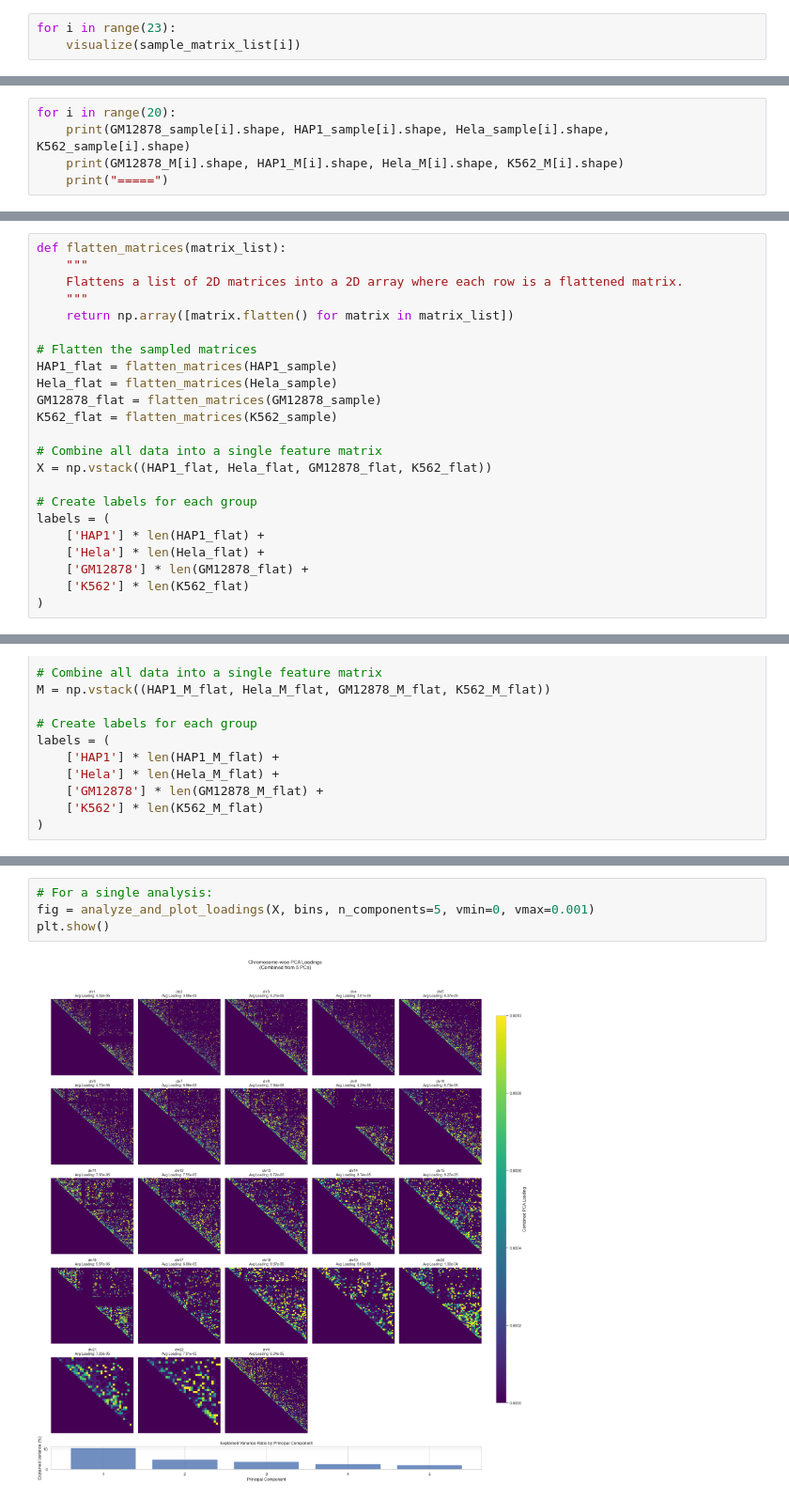
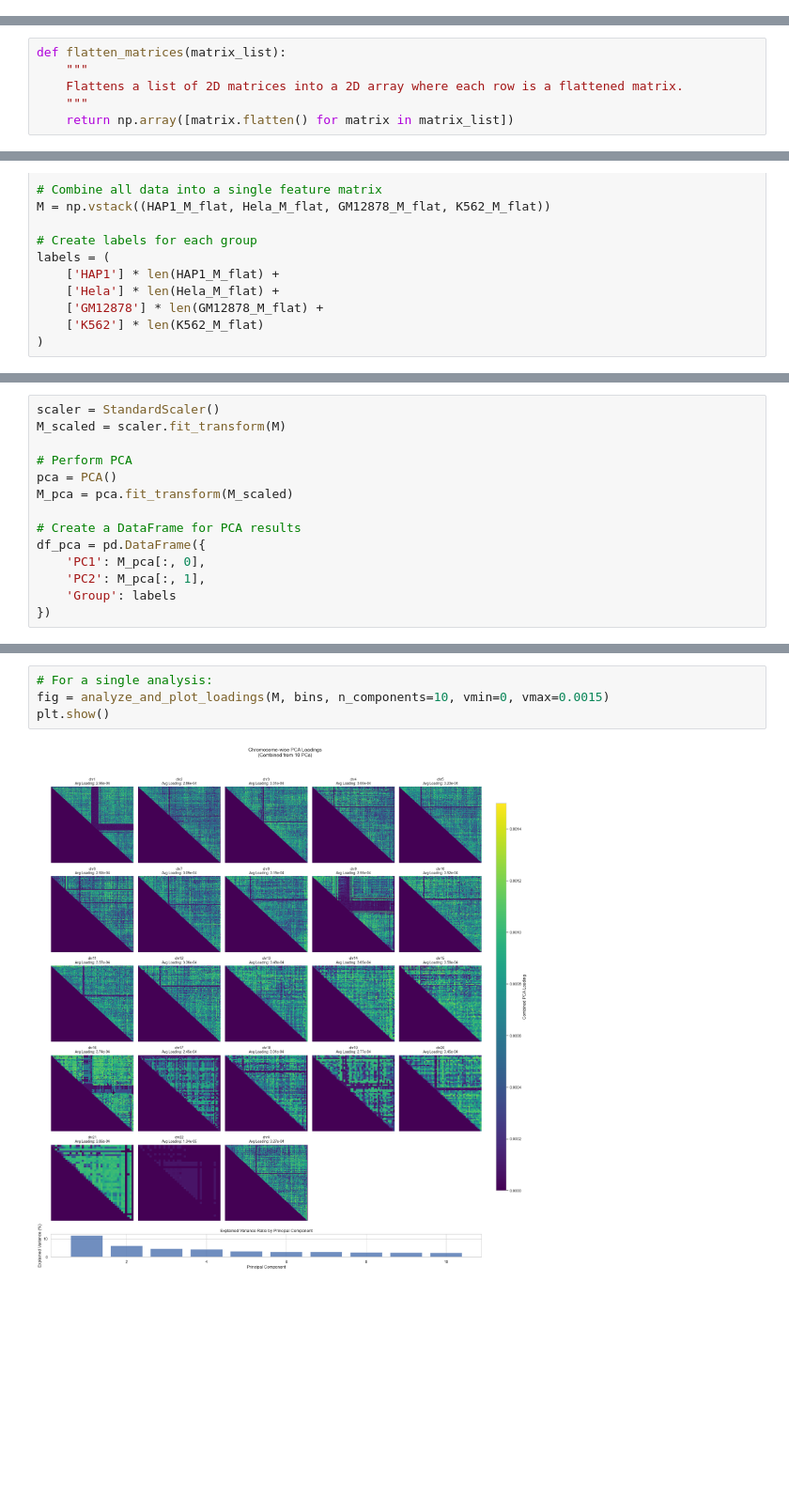
Before and after one commit to HaochongYANG/dna_heterogeneity, a Jupyter notebook: research_data.ipynb, the cells around one changed output, grey strips where cells are left out. Shown at 94% size. Saved outputs shown, nothing was run; the diff lists cells and outputs as text; blank space fills up the shorter version.

```diff
--- a/research_data.ipynb
+++ b/research_data.ipynb
@@ -371,3 +609,0 @@ sample
-# %%
-for i in range(23):
-    visualize(sample_matrix_list[i])
@@ -456,5 +609,0 @@ Hela_M = dimensionality_reduce_list_parallel(
-# %%
-for i in range(20):
-    print(GM12878_sample[i].shape, HAP1_sample[i].shape, Hela_sample[i].shape, K562_sample[i].shape)
-    print(GM12878_M[i].shape, HAP1_M[i].shape, Hela_M[i].shape, K562_M[i].shape)
-    print("=====")
@@ -482,23 +617,6 @@ def flatten_matrices(matrix_list):
     Flattens a list of 2D matrices into a 2D array where each row is a flattened matrix.
     """
     return np.array([matrix.flatten() for matrix in matrix_list])
-
-# Flatten the sampled matrices
-HAP1_flat = flatten_matrices(HAP1_sample)
-Hela_flat = flatten_matrices(Hela_sample)
-GM12878_flat = flatten_matrices(GM12878_sample)
-K562_flat = flatten_matrices(K562_sample)
-
-# Combine all data into a single feature matrix
-X = np.vstack((HAP1_flat, Hela_flat, GM12878_flat, K562_flat))
-
-# Create labels for each group
-labels = (
-    ['HAP1'] * len(HAP1_flat) +
-    ['Hela'] * len(Hela_flat) +
-    ['GM12878'] * len(GM12878_flat) +
-    ['K562'] * len(K562_flat)
-)
 # %%
 def plot_pca_with_cumulative_variance(
     X,
@@ -715,0 +804,14 @@ Number of principal components to explain at least 95% variance: 71
+# %%
+scaler = StandardScaler()
+M_scaled = scaler.fit_transform(M)
+
+# Perform PCA
+pca = PCA()
+M_pca = pca.fit_transform(M_scaled)
+
+# Create a DataFrame for PCA results
+df_pca = pd.DataFrame({
+    'PC1': M_pca[:, 0],
+    'PC2': M_pca[:, 1],
+    'Group': labels
+})
@@ -865,7 +1019,7 @@ def analyze_and_plot_loadings(X, bins, n_components=5, vmin=0, vmax=0.015):
     return fig
 # %%
 # For a single analysis:
-fig = analyze_and_plot_loadings(X, bins, n_components=5, vmin=0, vmax=0.001)
+fig = analyze_and_plot_loadings(M, bins, n_components=10, vmin=0, vmax=0.0015)
 plt.show()
 # %% [output]
-[figure, old version]
+[figure, new version]
```
Also changed, not shown: parts of 52 cells of this notebook.
